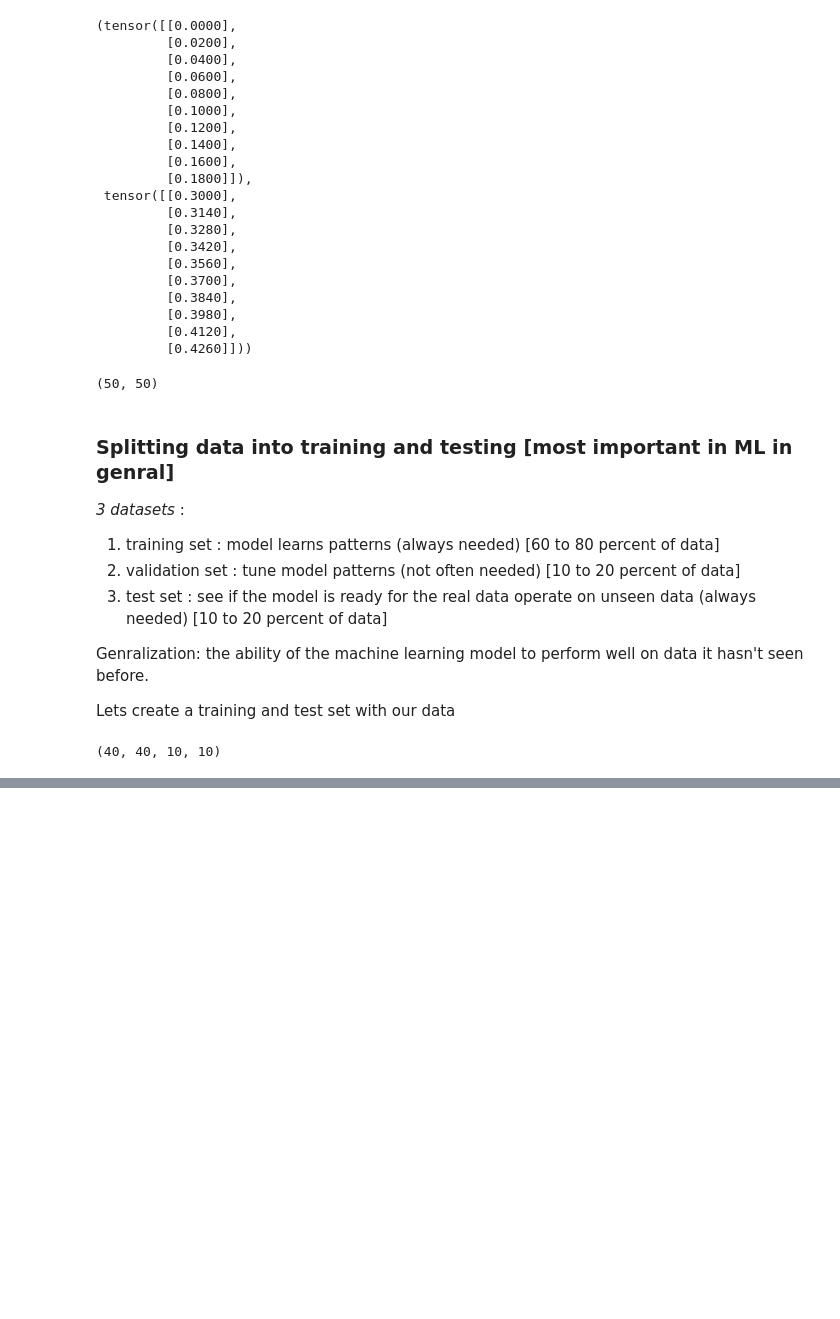
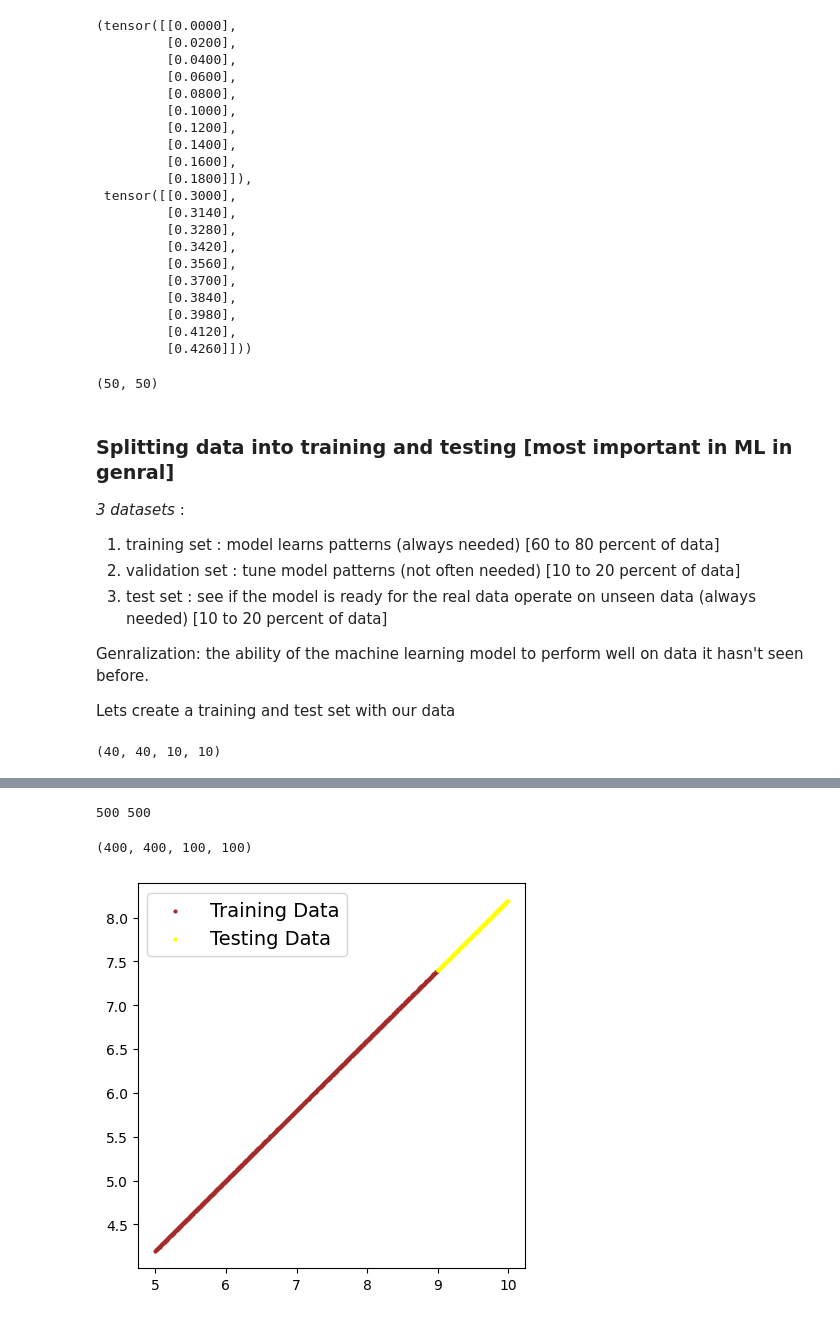
Before and after one commit to 5und4r/PyTorchExcercises, a Jupyter notebook: PytorchWorkflow.ipynb, the cells around one changed output, grey strips where cells are left out. Drawn from its saved outputs; the diff is of its cells as text; code cells hidden in the pictures; blank space fills up the shorter version.

```diff
--- a/PytorchWorkflow.ipynb
+++ b/PytorchWorkflow.ipynb
@@ -119,0 +177,24 @@ len(X_train), len(y_train), len(X_test), len(y_test)
+# %%
+# define weight and bias
+w= 0.8
+b= 0.2
+# Create data
+strt = 5
+stop = 10
+stp = 0.01
+x = torch.arange(strt,stop,stp).unsqueeze(dim = 1)
+why = w*x+b
+# viewing the data
+x[:10], why[:10]
+# Length of the data
+print(len(x), len(why))
+# %% [output]
+500 500
+# %%
+# Splitting the data into training and testing parts
+tr_split = int(0.8*len(x))
+x_train, why_train = x[:tr_split],why[:tr_split]
+x_test, why_test = x[tr_split:],why[tr_split:]
+len(x_train), len(why_train), len(x_test), len(why_test)
+# %% [output]
+(400, 400, 100, 100)
@@ -119,0 +203,25 @@ len(X_train), len(y_train), len(X_test), len(y_test)
+# %%
+# Plotting the training , testing data an checking if any predictions exist
+def predictionsForPlot(trainData=x_train,
+                       trainLabels=why_train,
+                       testData=x_test,
+                       testLabels=why_test,
+                       preds=None): # preds mean predicted values. we usually compare the predictions to the why_test values here to evaluate the goddness of the model, but here there is no predictions because whe have already defined the weights and bias up front already so predictions won't show up in graph/plot. To get the predictions line we have to derive the weights and bias.
+  #plotting
+  plt.figure(figsize=(5,5)) #first param = width, second praram = height
+
+  #Training data
+  plt.scatter(trainData, trainLabels, c = 'brown', s = 4, label = "Training Data")
+  #Testing data
+  plt.scatter(testData, testLabels, c = 'yellow', s = 4, label = "Testing Data")
+
+  #Checking for predictions
+  if preds is not None:
+    # plotting predictions
+    plt.scatter(testData, preds, c = 'green', s = 4, label = "Predictions")
+  # show the legend
+  plt.legend(prop={"size":14}) # create a legend for a plot and explicitly sets the font size of the legend entries to 14 points
+# %%
+predictionsForPlot();
+# %% [output]
+[figure, added]
```
Also changed, not shown: parts of 5 cells of this notebook.
